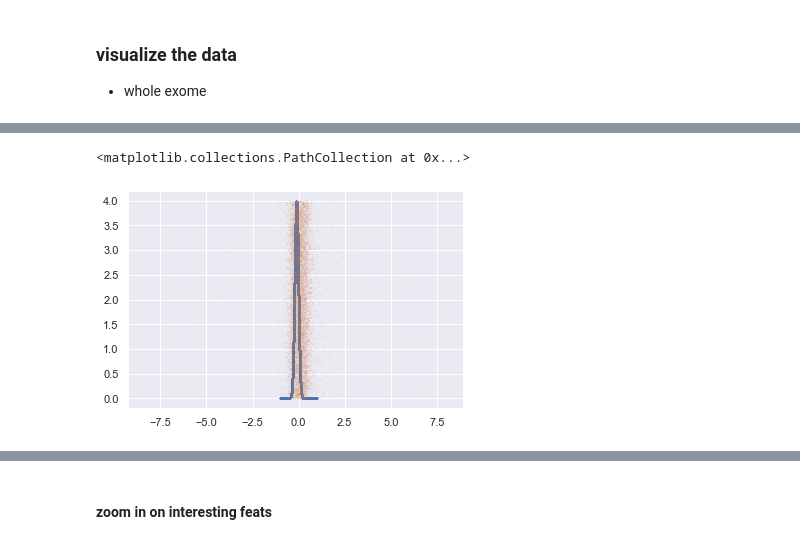
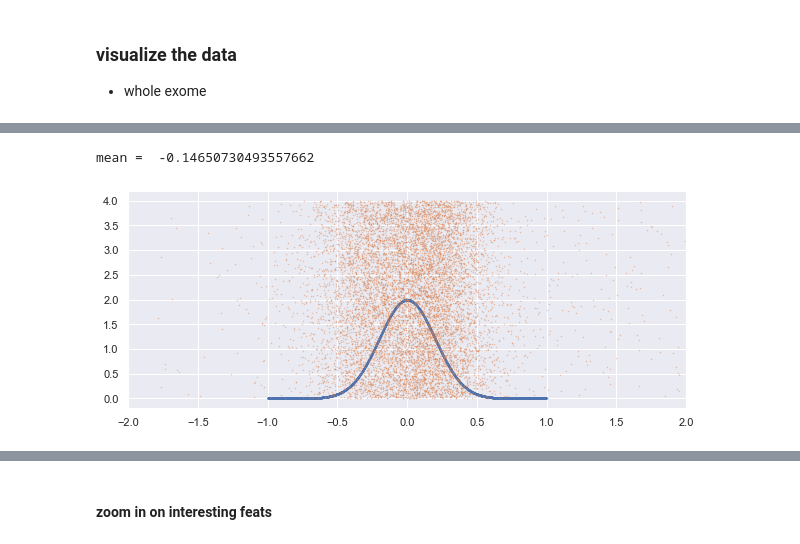
Before and after one commit to Mar111tiN/myCNV, a Jupyter notebook: nb/addRollingCoverage.ipynb, the cells around one changed output, grey strips where cells are left out. Cells and saved outputs as stored; diff of their text form; code cells hidden in the pictures.

```diff
--- a/nb/addRollingCoverage.ipynb
+++ b/nb/addRollingCoverage.ipynb
@@ -87,4 +103,0 @@ fig, ax, df, chrom_df = plot_genomic(cov_df, plots=[log2], chroms='all', region=
-# %%
-df = cov_df.copy()
-
-df['log2ratio'].mean()
@@ -97,18 +108,22 @@ cov_df['log2ratio'].std()
 # %%
 import numpy.random as rnd
 
-sigma = 0.1
+sigma = 0.2
 
 # get the mean of the center band
-mean = df.query('-0.5 < log2ratio < 0.3')['log2ratio'].mean()
-
-mean
+mean = df['log2ratio'].median()
+print("mean = ", mean)
 def llh(data, mean, sigma):
     s = np.sqrt(2 * np.pi) * sigma
     return np.exp((data - mean)**2 / (-2*(sigma**2))) / s
-r = np.linspace(-1,1,1000000)
-plt.scatter(r, llh(r, mean, sigma), s=.2, alpha=0.1);
-plt.scatter(df.iloc[:10000,:]['log2ratio'], rnd.random(10000)*4, s=0.2, alpha=.1)
+
+
+r = np.linspace(-1,1,10000)
+
+fig1, ax = plt.subplots(figsize=(10,4))
+_ = ax.scatter(r, llh(r, 0, sigma), s=.2, alpha=0.5);
+_ = ax.scatter(df.iloc[:10000,:]['log2ratio'], rnd.random(10000)*4, s=0.2, alpha=.5)
+_ = ax.set_xlim(-2,2)
 # %% [output]
-<matplotlib.collections.PathCollection at 0x...>
+mean =  -0.14650730493557662
-[figure, old version]
+[figure, new version]
```
Also changed, not shown: parts of 17 cells of this notebook, 6 other files.
